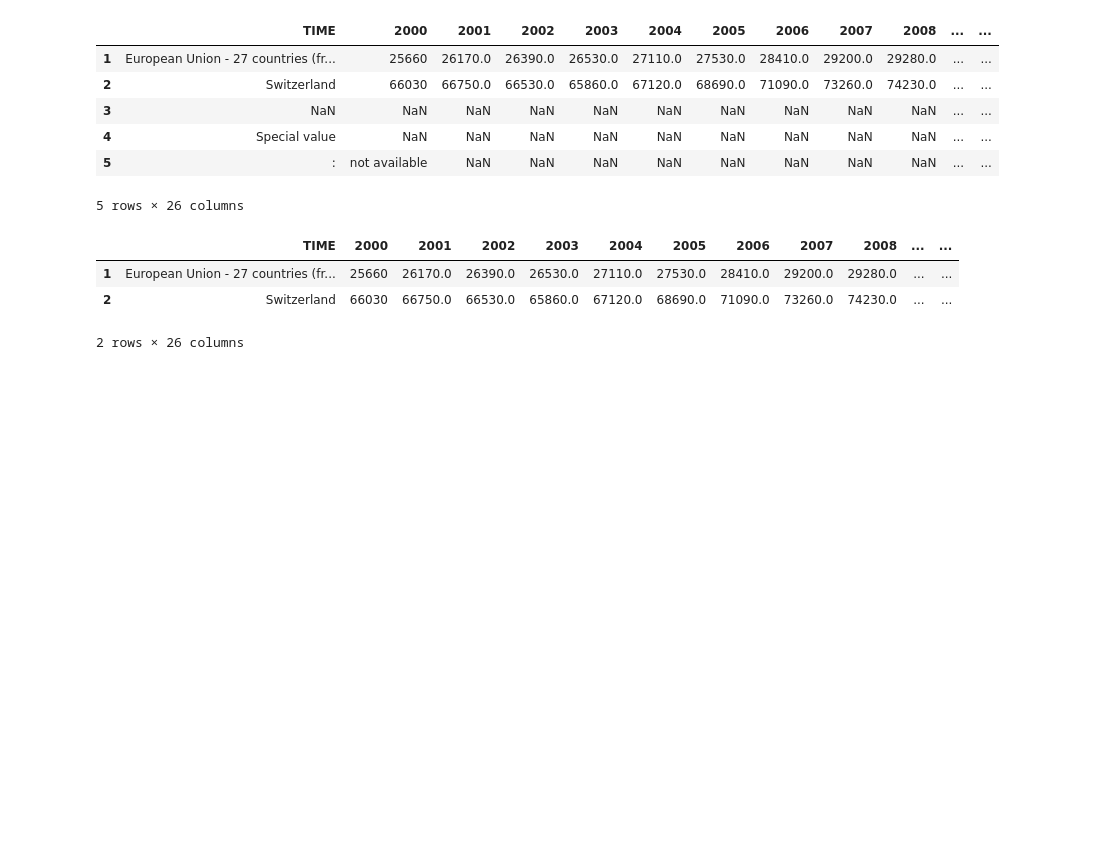
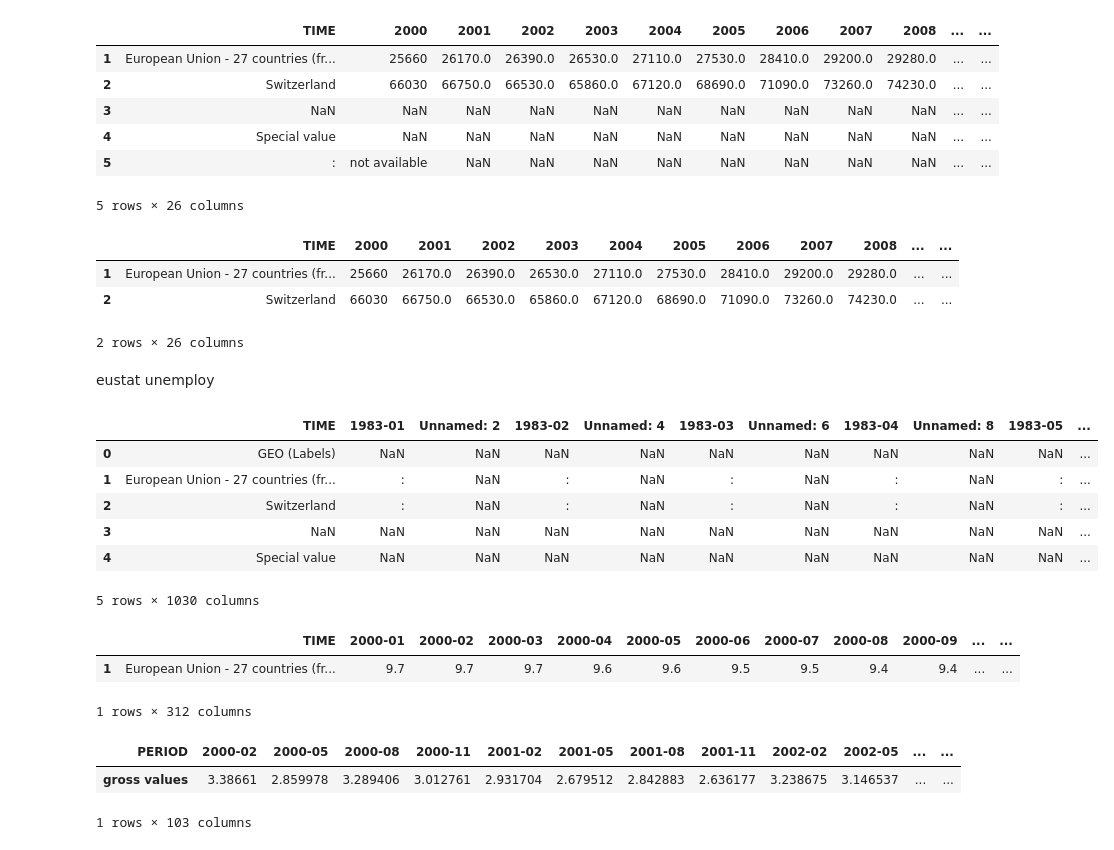
Before and after one commit to NathaFerrari/dataviz_project, a Jupyter notebook: assets/dataviz/scripts/MergeSwitzerlandEconomicsIndex.ipynb, the cells around one changed output. Drawn from its saved outputs; the diff is of its cells as text; code cells hidden in the pictures; blank space fills up the shorter version.

```diff
--- a/assets/dataviz/scripts/MergeSwitzerlandEconomicsIndex.ipynb
+++ b/assets/dataviz/scripts/MergeSwitzerlandEconomicsIndex.ipynb
@@ -284,3 +284,52 @@ df_gdp_eu.head()
 df_gdp_eu.head()
 #salva in file csv
 df_gdp_eu.to_csv("../DataSets/gdp_eu_pulito.csv")
+# %% [markdown]
+eustat unemploy
+# %%
+df_unemp_eu = pd.read_excel("../DataSets/unemploy_eu.xlsx", skiprows=10)
+df_unemp_eu.head()
+# %% [output]
+|  | TIME | 1983-01 | Unnamed: 2 | 1983-02 | Unnamed: 4 | 1983-03 | Unnamed: 6 | 1983-04 | Unnamed: 8 | 1983-05 | ... |
+| 0 | GEO (Labels) | NaN | NaN | NaN | NaN | NaN | NaN | NaN | NaN | NaN | ... |
+| 1 | European Union - 27 countries (fr... | : | NaN | : | NaN | : | NaN | : | NaN | : | ... |
+| 2 | Switzerland | : | NaN | : | NaN | : | NaN | : | NaN | : | ... |
+| 3 | NaN | NaN | NaN | NaN | NaN | NaN | NaN | NaN | NaN | NaN | ... |
+| 4 | Special value | NaN | NaN | NaN | NaN | NaN | NaN | NaN | NaN | NaN | ... |
+5 rows × 1030 columns
+# %%
+#elimina prima riga
+df_unemp_eu = df_unemp_eu.iloc[1:, :]
+#elimina ultime 3 righe
+df_unemp_eu = df_unemp_eu.iloc[:-4, :]
+#elimina colonne unnamed
+df_unemp_eu = df_unemp_eu.drop(columns=df_unemp_eu.columns[ df_unemp_eu.columns.str.contains('Unnamed') ])
+#elimina colonne da 1983-01 a 1999-12
+df_unemp_eu = df_unemp_eu.drop(columns=df_unemp_eu.columns[ df_unemp_eu.columns.str.slice(0,7).isin(
+    [f"{year}-{month:02d}" for year in range(1983, 2000) for month in range(1, 13)]
+)])
+df_unemp_eu.head()
+# %% [output]
+|  | TIME | 2000-01 | 2000-02 | 2000-03 | 2000-04 | 2000-05 | 2000-06 | 2000-07 | 2000-08 | 2000-09 | ... | ... |
+| 1 | European Union - 27 countries (fr... | 9.7 | 9.7 | 9.7 | 9.6 | 9.6 | 9.5 | 9.5 | 9.4 | 9.4 | ... | ... |
+1 rows × 312 columns
+# %%
+df_unemp_ch = pd.read_csv("../DataSets/unemploy_ch.csv", sep=",")
+#elimina seasonal_adjusted
+# df_unemp_ch = df_unemp_ch[df_unemp_ch['seasonally adjusted'] == 'N']
+df_unemp_ch = df_unemp_ch.drop(columns=['seasonally adjusted'])
+#gira tabella
+df_unemp_ch = df_unemp_ch.set_index('PERIOD').transpose()
+#elimina 15 nei nomi delle colonne
+df_unemp_ch.columns = df_unemp_ch.columns.str.replace('15.', '', regex=False)
+#nuovo formato colonne YYYY-MM formato attuale mm.YYYY
+df_unemp_ch.columns = pd.to_datetime(df_unemp_ch.columns, format='%m.%Y').strftime('%Y-%m')
+#elimina colonne da 1901-02 a 1999-12
+df_unemp_ch = df_unemp_ch.drop(columns=df_unemp_ch.columns[ df_unemp_ch.columns.str.slice(0,7).isin(
+    [f"{year}-{month:02d}" for year in range(1901, 2000) for month in range(1, 13)]
+)])
+df_unemp_ch.head()
+# %% [output]
+| PERIOD | 2000-02 | 2000-05 | 2000-08 | 2000-11 | 2001-02 | 2001-05 | 2001-08 | 2001-11 | 2002-02 | 2002-05 | ... | ... |
+| gross values | 3.38661 | 2.859978 | 3.289406 | 3.012761 | 2.931704 | 2.679512 | 2.842883 | 2.636177 | 3.238675 | 3.146537 | ... | ... |
+1 rows × 103 columns
```
Also changed, not shown: parts of 3 cells of this notebook, 4 other files.
